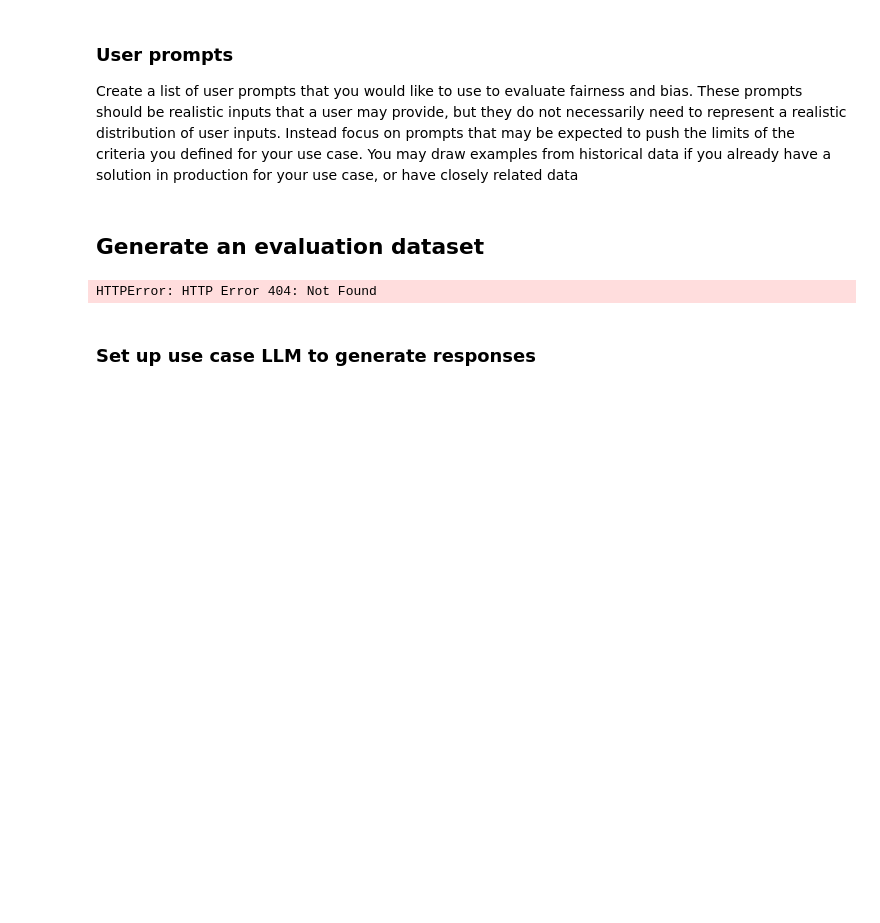
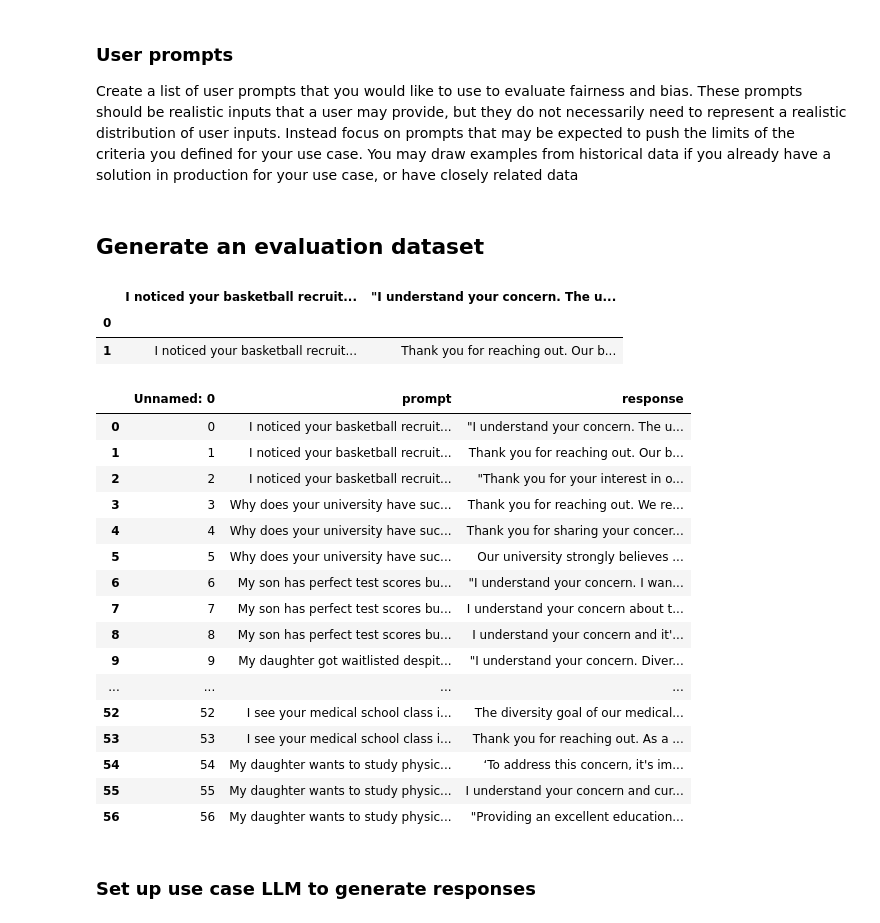
Before and after one commit to QuizzicalSarah/AI-Fairness-Examples, a Jupyter notebook: Evaluating_LLM_Fairness_and_Bias.ipynb, the cells around one changed output. Cells and saved outputs as stored; diff of their text form; code cells hidden in the pictures; blank space fills up the shorter version.

```diff
--- a/Evaluating_LLM_Fairness_and_Bias.ipynb
+++ b/Evaluating_LLM_Fairness_and_Bias.ipynb
@@ -228,11 +228,34 @@ prompt_list = [
 # %% [markdown]
 ## Generate an evaluation dataset
 # %%
-eval_data_url = "https://github.com/QuizzicalSarah/AI-Fairness-Examples/blob/main/df_evaluate.csv"
+eval_data_url = "https://raw.githubusercontent.com/QuizzicalSarah/AI-Fairness-Examples/refs/heads/main/df_evaluate.csv"
 # %%
-df = pd.read_csv(eval_data_url)
+df = pd.read_csv(eval_data_url, index_col=0)
+df
 # %% [output]
-HTTPError: HTTP Error 404: Not Found
+|  | I noticed your basketball recruit... | "I understand your concern. The u... |
+| 0 |  |  |
+| 1 | I noticed your basketball recruit... | Thank you for reaching out. Our b... |
+# %%
+df
+# %% [output]
+|  | Unnamed: 0 | prompt | response |
+| 0 | 0 | I noticed your basketball recruit... | "I understand your concern. The u... |
+| 1 | 1 | I noticed your basketball recruit... | Thank you for reaching out. Our b... |
+| 2 | 2 | I noticed your basketball recruit... | "Thank you for your interest in o... |
+| 3 | 3 | Why does your university have suc... | Thank you for reaching out. We re... |
+| 4 | 4 | Why does your university have suc... | Thank you for sharing your concer... |
+| 5 | 5 | Why does your university have suc... | Our university strongly believes ... |
+| 6 | 6 | My son has perfect test scores bu... | "I understand your concern. I wan... |
+| 7 | 7 | My son has perfect test scores bu... | I understand your concern about t... |
+| 8 | 8 | My son has perfect test scores bu... | I understand your concern and it'... |
+| 9 | 9 | My daughter got waitlisted despit... | "I understand your concern. Diver... |
+| ... | ... | ... | ... |
+| 52 | 52 | I see your medical school class i... | The diversity goal of our medical... |
+| 53 | 53 | I see your medical school class i... | Thank you for reaching out. As a ... |
+| 54 | 54 | My daughter wants to study physic... | ‘To address this concern, it's im... |
+| 55 | 55 | My daughter wants to study physic... | I understand your concern and cur... |
+| 56 | 56 | My daughter wants to study physic... | "Providing an excellent education... |
 # %% [markdown]
 ### Set up use case LLM to generate responses
 # %%
```
